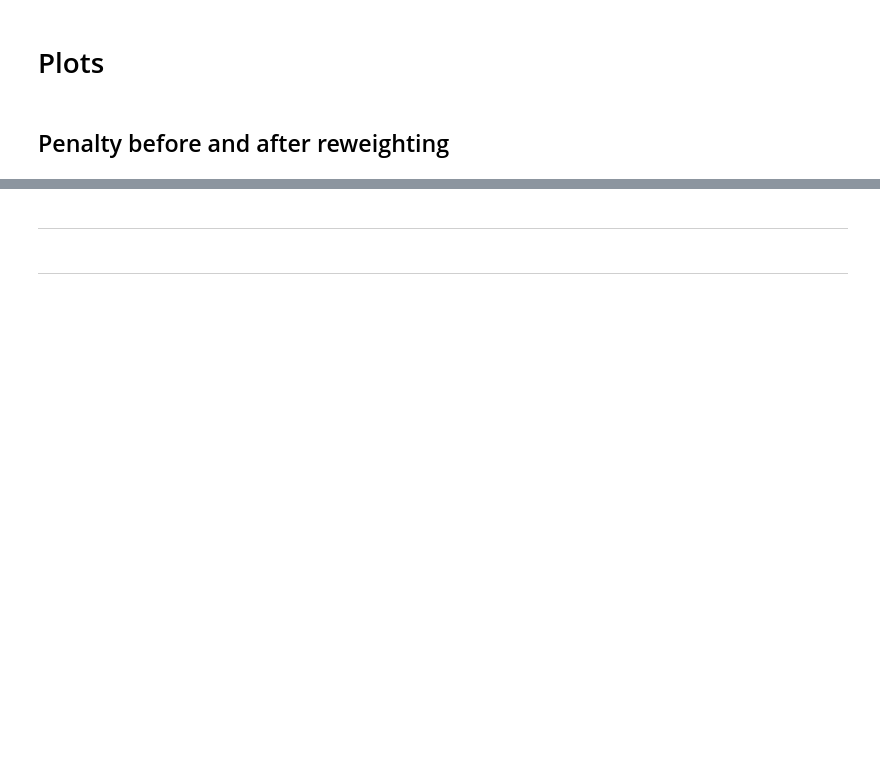
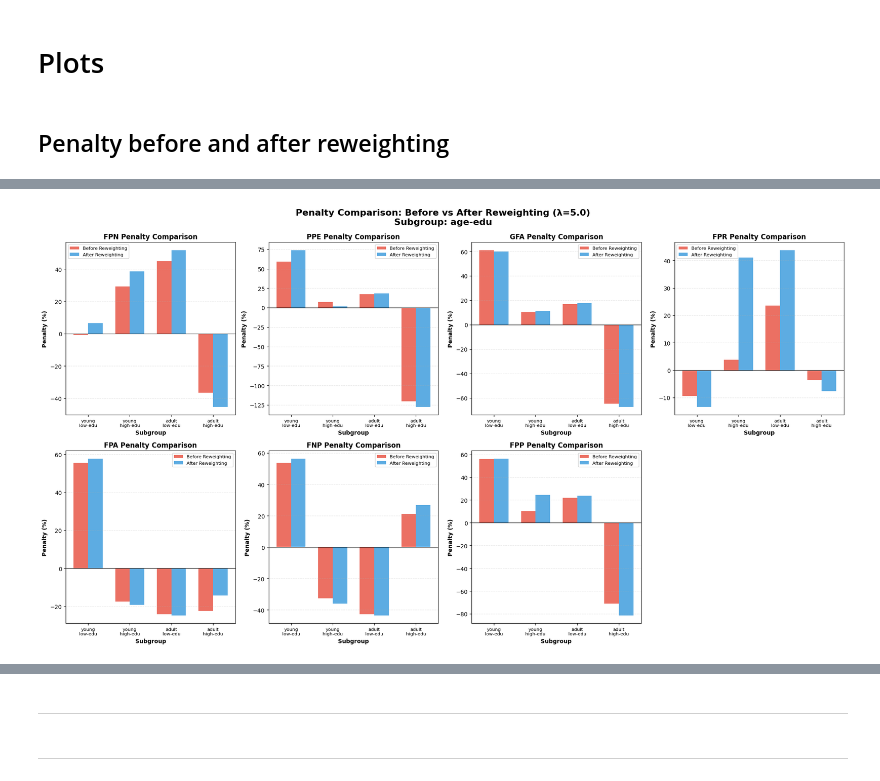
Before and after one commit to rolss/Fairness-in-data, a Jupyter notebook: Reweight_Census_BINARY tests validation.ipynb, the cells around one changed output, grey strips where cells are left out. Cells and saved outputs as stored; diff of their text form; code cells hidden in the pictures; blank space fills up the shorter version.

```diff
--- a/Reweight_Census_BINARY tests validation.ipynb
+++ b/Reweight_Census_BINARY tests validation.ipynb
@@ -666,3 +614,83 @@ plot_penalty_comparison_all(fair_metrics, penalties_ontest, penalties_ontest_aft
+# %%
+import matplotlib.pyplot as plt
+import numpy as np
+
+def plot_penalty_comparison_all_generalized(fair_metrics, penalties_ontest, penalties_ontest_after_reweighting, sensible_attribute, mapping):
+    """
+    Generalized version that works with any subgroup combination.
+
+    Args:
+        fair_metrics: List of fairness metrics to plot
+        penalties_ontest: Dictionary of penalties before reweighting {metric: {subgroup: penalty}}
+        penalties_ontest_after_reweighting: Dictionary of penalties after reweighting
+        sensible_attribute: String like 'age-edu', 'sex-race', etc.
+        mapping: Dictionary mapping attribute codes to labels
+    """
+    # Extract subgroups (assuming all metrics have the same subgroups)
+    subgroups = list(penalties_ontest[fair_metrics[0]].keys())
+
+    # Parse the sensible_attribute to get individual attributes
+    individual_attrs = sensible_attribute.split('-')
+
+    # Set up the plot
+    fig, axes = plt.subplots(3, 4, figsize=(20, 15))
+    axes = axes.flatten()
+
+    # Create a bar plot for each metric
+    for idx, metric in enumerate(fair_metrics):
+        ax = axes[idx]
+
+        # Extract penalties before and after for this metric
+        penalties_before = [penalties_ontest[metric].get(group, 0) for group in subgroups]
+        penalties_after = [penalties_ontest_after_reweighting[metric].get(group, 0) for group in subgroups]
+
+        # Set up bar positions
+        x = np.arange(len(subgroups))
+        width = 0.35
+
+        # Create bars
+        bars1 = ax.bar(x - width/2, penalties_before, width, label='Before Reweighting', alpha=0.8, color='#e74c3c')
+        bars2 = ax.bar(x + width/2, penalties_after, width, label='After Reweighting', alpha=0.8, color='#3498db')
+
+        # Customize plot
+        ax.set_xlabel('Subgroup', fontsize=10, fontweight='bold')
+        ax.set_ylabel('Penalty (%)', fontsize=10, fontweight='bold')
+        ax.set_title(f'{metric} Penalty Comparison', fontsize=12, fontweight='bold')
+        ax.set_xticks(x)
+
+        # Decode subgroup labels dynamically based on sensible_attribute
+        decoded_labels = []
+        for group in subgroups:
+            # Decode each character in the group code using corresponding attribute
+            decoded_parts = []
+            for i, attr in enumerate(individual_attrs):
+                attr_code = int(group[i])
+                attr_label = mapping[attr][attr_code]
+                decoded_parts.append(attr_label)
+
+            # Join with newline for multi-line labels
+            decoded_labels.append('\n'.join(decoded_parts))
+
+        ax.set_xticklabels(decoded_labels, fontsize=8)
+        ax.legend(fontsize=8)
+        ax.grid(axis='y', alpha=0.3, linestyle='--')
+        ax.axhline(y=0, color='black', linestyle='-', linewidth=0.8)
+
+    # Remove extra subplots if any
+    for idx in range(len(fair_metrics), len(axes)):
+        fig.delaxes(axes[idx])
+
+    plt.tight_layout()
+    plt.suptitle(f'Penalty Comparison: Before vs After Reweighting (λ=5.0)\nSubgroup: {sensible_attribute}',
+                fontsize=16, fontweight='bold', y=1.03)
+    plt.show()
+
+# Use the generalized function
+fair_metrics=['FPN', 'PPE', 'GFA', 'FPR', 'FPA', 'FNP', 'FPP']
+plot_penalty_comparison_all_generalized(fair_metrics, penalties_ontest, penalties_ontest_after_reweighting,
+                                        sensible_attribute, mapping)
+# %% [output]
+[figure, added]
 # %%
 # Individual plots for each metric (larger view for detailed inspection)
 subgroups = list(penalties_ontest[fair_metrics[0]].keys())
```
Also changed, not shown: parts of 29 cells of this notebook.
